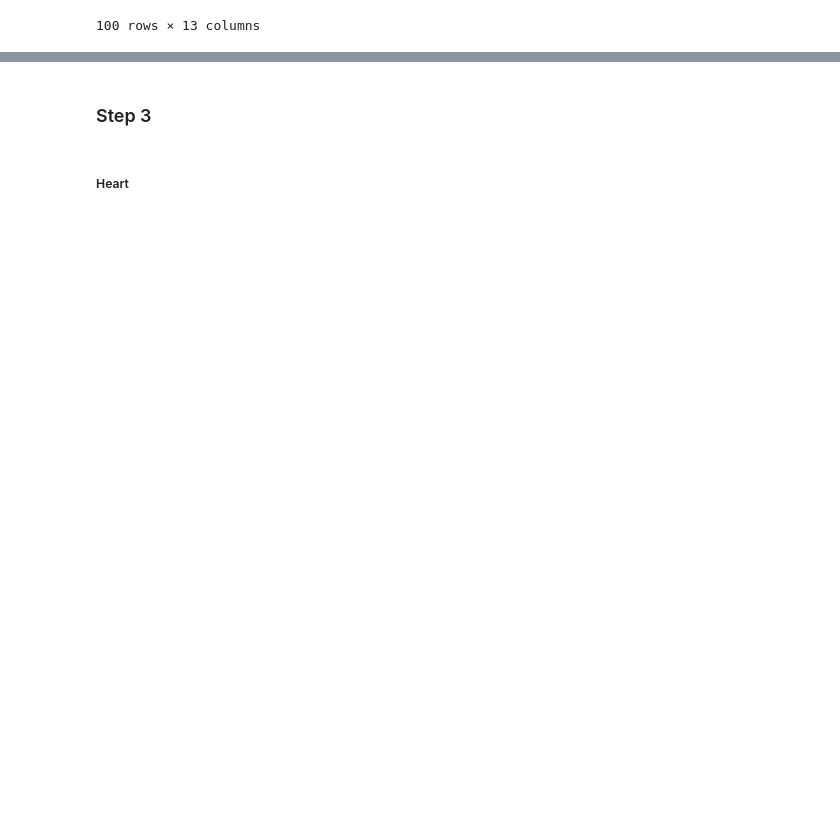
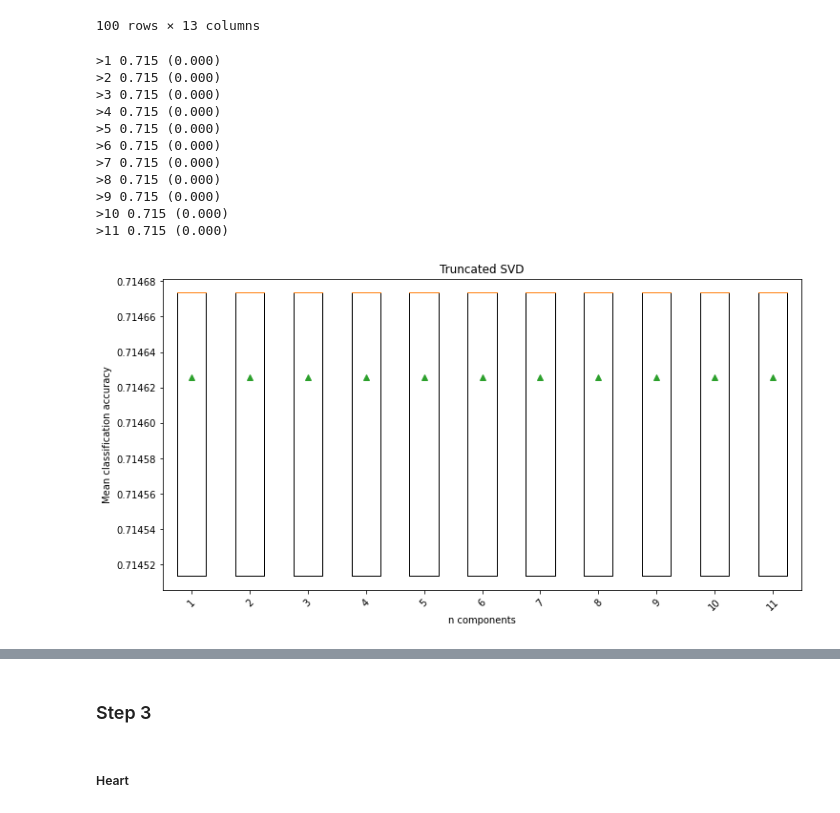
Before and after one commit to adithyav09/gt-ml-assignment-3, a Jupyter notebook: unsupervised_learning_assignment/unsupervised_learning.ipynb, the cells around one changed output, grey strips where cells are left out. Saved outputs shown, nothing was run; the diff lists cells and outputs as text; code cells hidden in the pictures; blank space fills up the shorter version.

```diff
--- a/unsupervised_learning_assignment/unsupervised_learning.ipynb
+++ b/unsupervised_learning_assignment/unsupervised_learning.ipynb
@@ -487,0 +537,15 @@ Shape of transformed data: (100, 13)
+# %%
+run_SVD(X_smoke, y_smoke)
+# %% [output]
+>1 0.715 (0.000)
+>2 0.715 (0.000)
+>3 0.715 (0.000)
+>4 0.715 (0.000)
+>5 0.715 (0.000)
+>6 0.715 (0.000)
+>7 0.715 (0.000)
+>8 0.715 (0.000)
+>9 0.715 (0.000)
+>10 0.715 (0.000)
+>11 0.715 (0.000)
+[figure, added]
```
Also changed, not shown: parts of 27 cells of this notebook.
